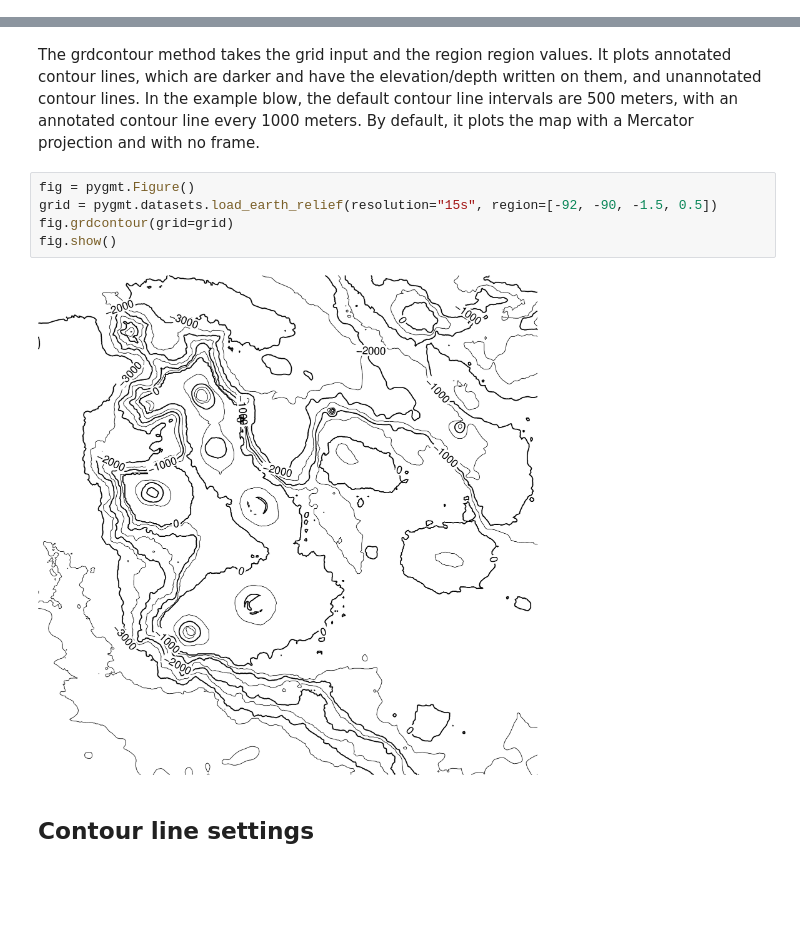
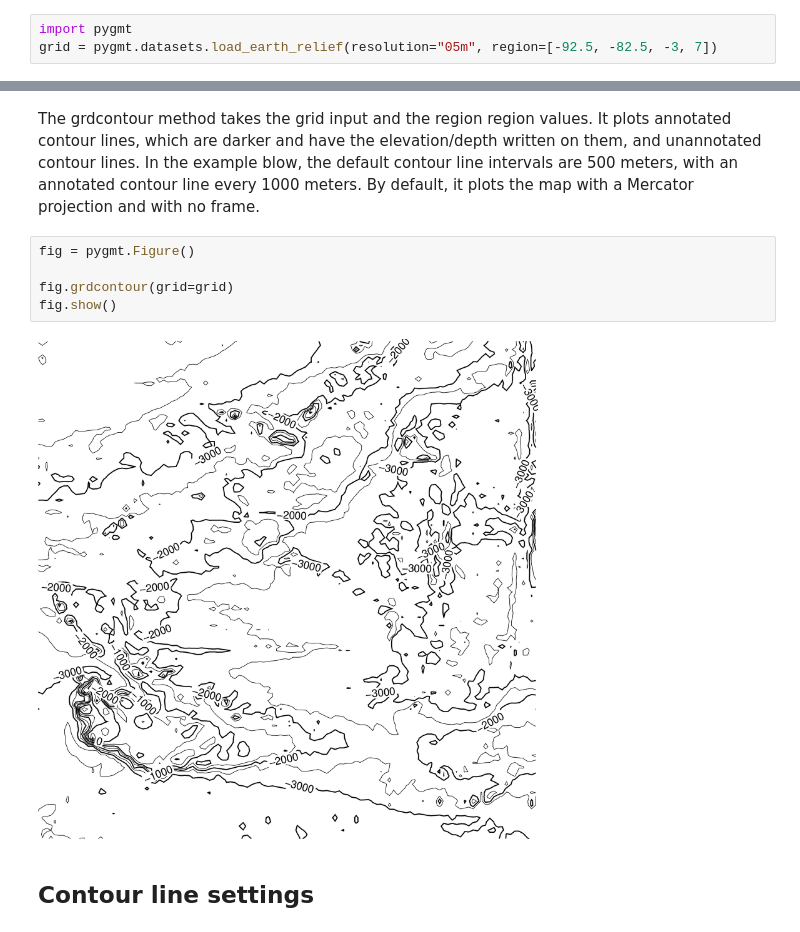
Before and after one commit to willschlitzer/learn-pygmt, a Jupyter notebook: contour_map.ipynb, the cells around one changed output, grey strips where cells are left out. Drawn from its saved outputs; the diff is of its cells as text; blank space fills up the shorter version.

```diff
--- a/contour_map.ipynb
+++ b/contour_map.ipynb
@@ -8,14 +6,17 @@ import pygmt
+# %%
+import pygmt
+grid = pygmt.datasets.load_earth_relief(resolution="05m", region=[-92.5, -82.5, -3, 7])
 # %% [markdown]
 ## Create contour plot
 # %% [markdown]
 The grdcontour method takes the grid input and the region region values. It plots annotated contour lines, which are darker and have the elevation/depth written on them, and unannotated contour lines. In the example blow, the default contour line intervals are 500 meters, with an annotated contour line every 1000 meters. By default, it plots the map with a Mercator projection and with no frame.
 # %%
 fig = pygmt.Figure()
-grid = pygmt.datasets.load_earth_relief(resolution="15s", region=[-92, -90, -1.5, 0.5])
+
 fig.grdcontour(grid=grid)
 fig.show()
 # %% [output]
-[figure, old version]
+[figure, new version]
 # %% [markdown]
 ## Contour line settings
 # %% [markdown]
```
Also changed, not shown: parts of 5 cells of this notebook, 2 other files.
